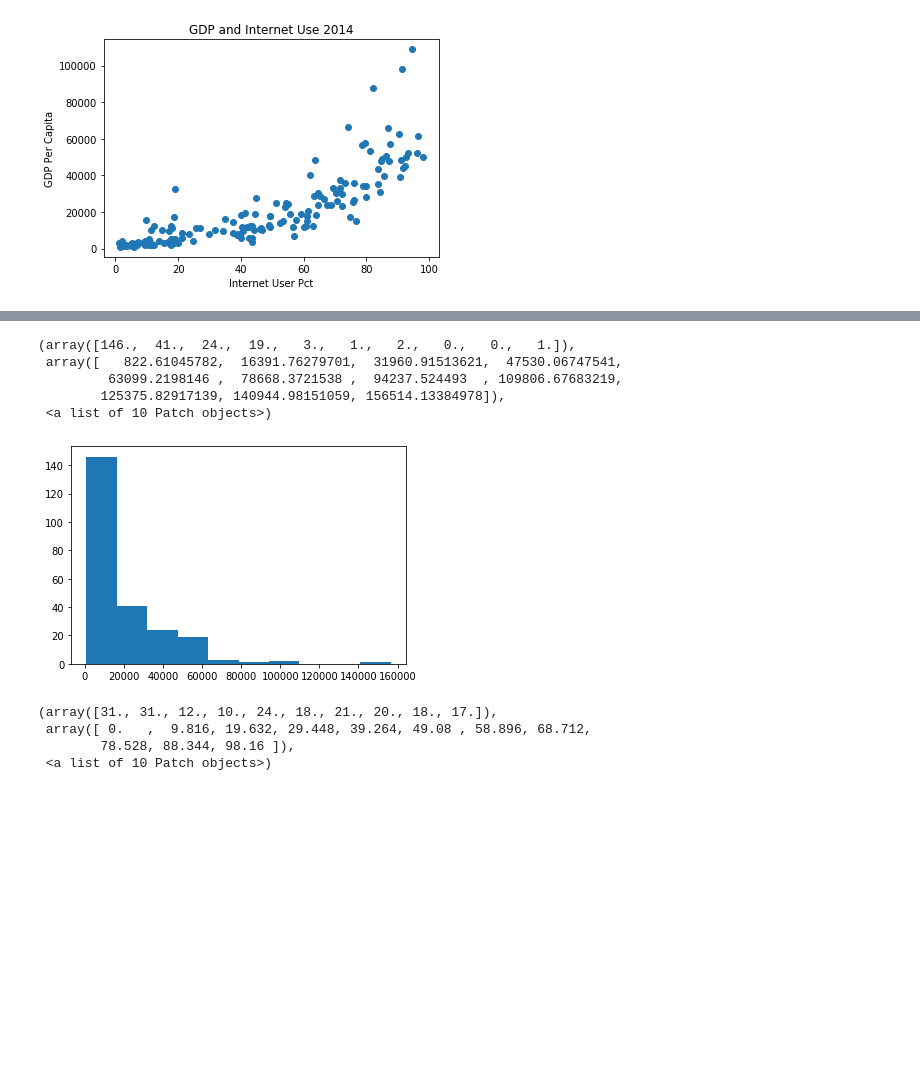
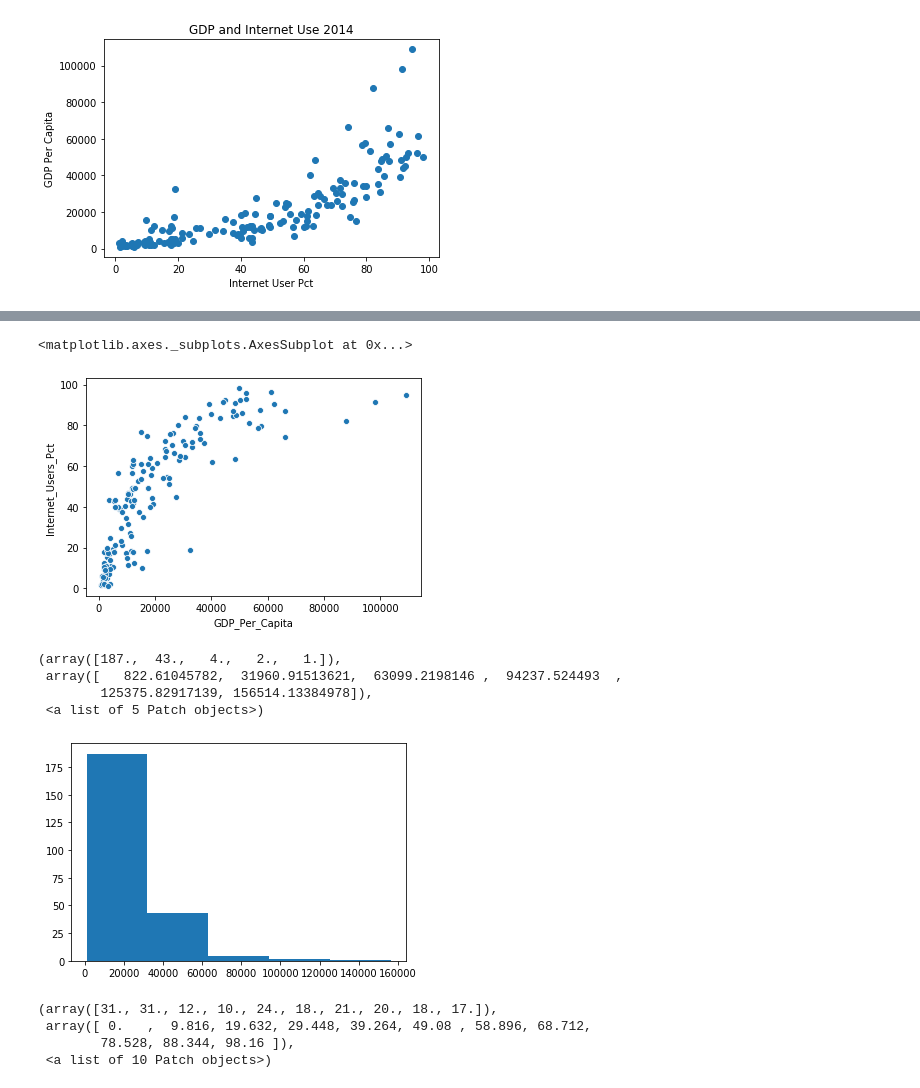
Before and after one commit to richietownsend/gdp-and-internet-usage-richietownsend, a Jupyter notebook: gdp_and_internet_usage.ipynb, the cells around one changed output, grey strips where cells are left out. Saved outputs shown, nothing was run; the diff lists cells and outputs as text; code cells hidden in the pictures; blank space fills up the shorter version.

```diff
--- a/gdp_and_internet_usage.ipynb
+++ b/gdp_and_internet_usage.ipynb
@@ -256,12 +258,16 @@ sns.scatterplot(gdp_and_internet_use_2014.Internet_Users_Pct, gdp_and_internet_u
+# %%
+sns.scatterplot(data=gdp_and_internet_use_2014, x="GDP_Per_Capita", y="Internet_Users_Pct")
+# %% [output]
+<matplotlib.axes._subplots.AxesSubplot at 0x...>
+[figure, added]
 # %%
-plt.hist(gdp_and_internet_use_2014.GDP_Per_Capita)
+plt.hist(gdp_and_internet_use_2014.GDP_Per_Capita, bins=5)
 # %% [output]
-(array([146.,  41.,  24.,  19.,   3.,   1.,   2.,   0.,   0.,   1.]),
- array([   822.61045782,  16391.76279701,  31960.91513621,  47530.06747541,
-         63099.2198146 ,  78668.3721538 ,  94237.524493  , 109806.67683219,
-        125375.82917139, 140944.98151059, 156514.13384978]),
- <a list of 10 Patch objects>)
+(array([187.,  43.,   4.,   2.,   1.]),
+ array([   822.61045782,  31960.91513621,  63099.2198146 ,  94237.524493  ,
+        125375.82917139, 156514.13384978]),
+ <a list of 5 Patch objects>)
-[figure, old version]
+[figure, new version]
 # %%
 plt.hist(gdp_and_internet_use_2014.Internet_Users_Pct)
 # %% [output]
```
Also changed, not shown: parts of 18 cells of this notebook.
